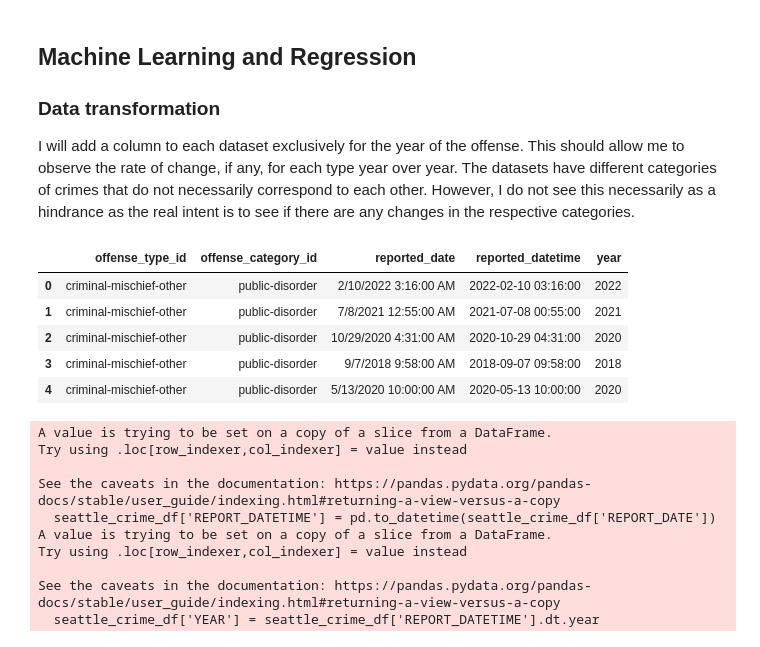
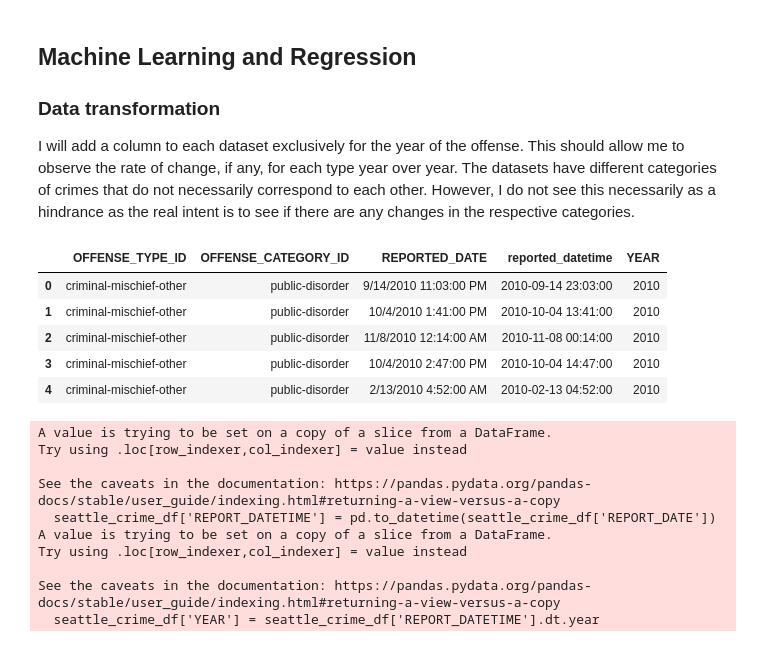
Before and after one commit to IT4063C-Fall23/final-project-jeremylshepherd, a Jupyter notebook: source.ipynb, the cells around one changed output. Cells and saved outputs as stored; diff of their text form; code cells hidden in the pictures.

```diff
--- a/source.ipynb
+++ b/source.ipynb
@@ -58,13 +58,22 @@ mpl.rc('xtick', labelsize=12)
 mpl.rc('ytick', labelsize=12)
 plt.style.use("bmh")
 
-denver_crime_df = pd.read_csv('data/denver_crime.csv')
+# denver_crime_df = pd.read_csv('data/denver_crime.csv') # old data
 kc_crime_df = pd.read_csv('data/KCcrime2010To2018.csv', low_memory=False)
 seattle01_crime_df = pd.read_csv('data/seattle-crime-stats-by-1990-census-tract-1996-2007.csv')
 seattle02_crime_df = pd.read_csv('data/seattle-crime-stats-by-police-precinct-2008-present.csv')
 
-denver_crime_df.head()
-kc_crime_df.head()
-seattle01_crime_df.head()
-seattle02_crime_df.head()
+denver_df_2010 = pd.read_csv('data/denver_by_year/crime2010.csv')
+denver_df_2011 = pd.read_csv('data/denver_by_year/crime2011.csv')
+denver_df_2012 = pd.read_csv('data/denver_by_year/crime2012.csv')
+denver_df_2013 = pd.read_csv('data/denver_by_year/crime2013.csv')
+denver_df_2014 = pd.read_csv('data/denver_by_year/crime2014.csv')
+denver_df_2015 = pd.read_csv('data/denver_by_year/crime2015.csv')
+
+denver_crime_df = pd.concat([denver_df_2010, denver_df_2011, denver_df_2012, denver_df_2013, denver_df_2014, denver_df_2015])
+
+display(denver_crime_df.head())
+display(kc_crime_df.head())
+display(seattle01_crime_df.head())
+display(seattle02_crime_df.head())
 # %% [output]
@@ -289,0 +308,9 @@ simplified_denver_crime_df['offense_category_id'].value_counts().plot(kind='barh
+# %%
+display(denver_crime_df.columns)
+
+simplified_denver_crime_df = denver_crime_df.drop(['incident_id', 'offense_id', 'OFFENSE_CODE', 'OFFENSE_CODE_EXTENSION','FIRST_OCCURRENCE_DATE',
+       'LAST_OCCURRENCE_DATE','INCIDENT_ADDRESS', 'GEO_X',
+       'GEO_Y', 'GEO_LON', 'GEO_LAT', 'DISTRICT_ID', 'PRECINCT_ID',
+       'NEIGHBORHOOD_ID', 'IS_CRIME', 'IS_TRAFFIC', 'VICTIM_COUNT'], axis=1)
+
+simplified_denver_crime_df['OFFENSE_CATEGORY_ID'].value_counts().plot(kind='barh')
@@ -311,17 +347,17 @@ Scatter Matrixes were not particularly helpful. I see that the primary data I wa
 I will add a column to each dataset exclusively for the year of the offense. This should allow me to observe the rate of change, if any, for each type year over year. The datasets have different categories of crimes that do not necessarily correspond to each other. However, I do not see this necessarily as a hindrance as the real intent is to see if there are any changes in the respective categories.
 # %%
 # Transform Denver data
-simplified_denver_crime_df['reported_datetime'] = pd.to_datetime(simplified_denver_crime_df['reported_date'])
+simplified_denver_crime_df['reported_datetime'] = pd.to_datetime(simplified_denver_crime_df['REPORTED_DATE'])
 simplified_denver_crime_df.head()
-simplified_denver_crime_df['year'] = simplified_denver_crime_df['reported_datetime'].dt.year
+simplified_denver_crime_df['YEAR'] = simplified_denver_crime_df['reported_datetime'].dt.year
 simplified_denver_crime_df.head()
 # %% [output]
-|  | offense_type_id | offense_category_id | reported_date | reported_datetime | year |
-| 0 | criminal-mischief-other | public-disorder | 2/10/2022 3:16:00 AM | 2022-02-10 03:16:00 | 2022 |
-| 1 | criminal-mischief-other | public-disorder | 7/8/2021 12:55:00 AM | 2021-07-08 00:55:00 | 2021 |
-| 2 | criminal-mischief-other | public-disorder | 10/29/2020 4:31:00 AM | 2020-10-29 04:31:00 | 2020 |
-| 3 | criminal-mischief-other | public-disorder | 9/7/2018 9:58:00 AM | 2018-09-07 09:58:00 | 2018 |
-| 4 | criminal-mischief-other | public-disorder | 5/13/2020 10:00:00 AM | 2020-05-13 10:00:00 | 2020 |
+|  | OFFENSE_TYPE_ID | OFFENSE_CATEGORY_ID | REPORTED_DATE | reported_datetime | YEAR |
+| 0 | criminal-mischief-other | public-disorder | 9/14/2010 11:03:00 PM | 2010-09-14 23:03:00 | 2010 |
+| 1 | criminal-mischief-other | public-disorder | 10/4/2010 1:41:00 PM | 2010-10-04 13:41:00 | 2010 |
+| 2 | criminal-mischief-other | public-disorder | 11/8/2010 12:14:00 AM | 2010-11-08 00:14:00 | 2010 |
+| 3 | criminal-mischief-other | public-disorder | 10/4/2010 2:47:00 PM | 2010-10-04 14:47:00 | 2010 |
+| 4 | criminal-mischief-other | public-disorder | 2/13/2010 4:52:00 AM | 2010-02-13 04:52:00 | 2010 |
 # %%
 seattle_crime_df['REPORT_DATETIME'] = pd.to_datetime(seattle_crime_df['REPORT_DATE'])
 seattle_crime_df.head()
```
Also changed, not shown: parts of 14 cells of this notebook, 7 other files.
